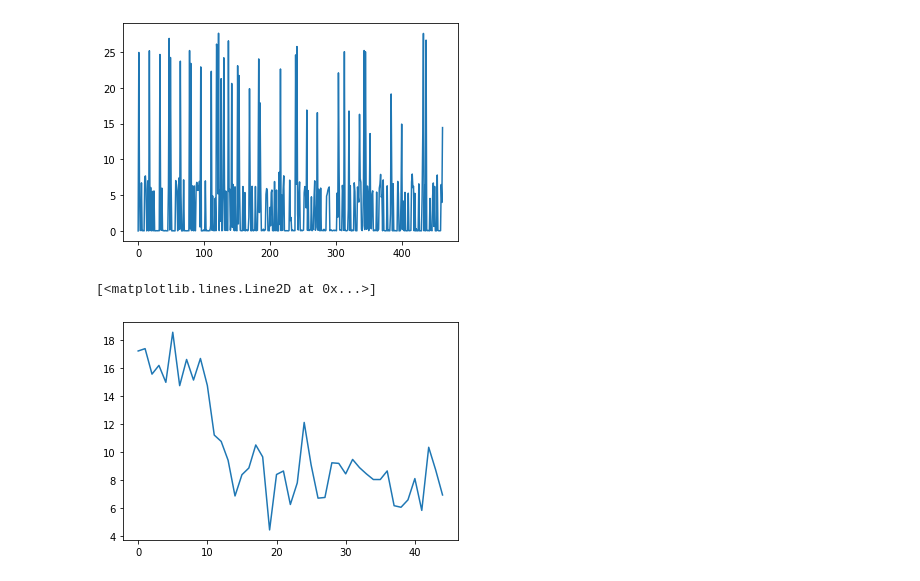
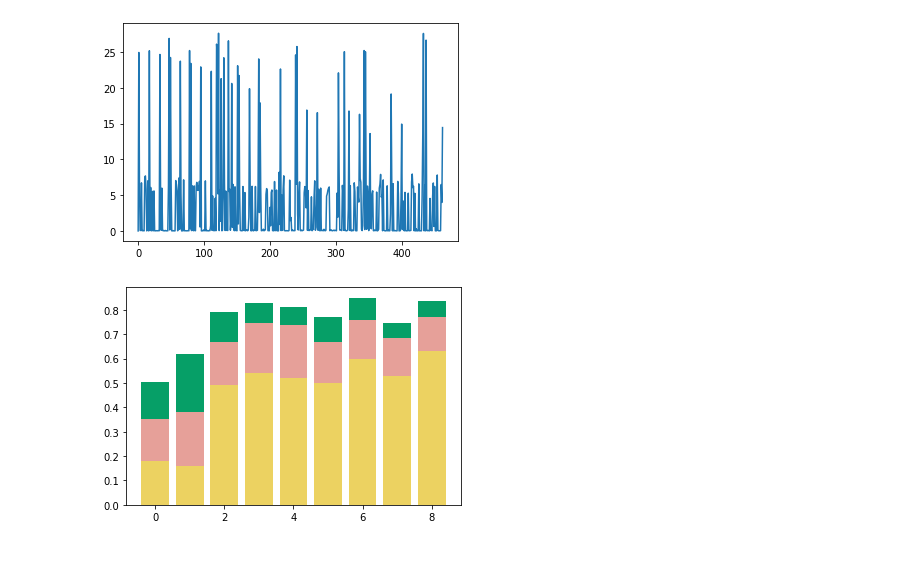
Before and after one commit to RaulGhisa/evaluator-push-to-find-targets, a Jupyter notebook: push_evaluator.ipynb, the cells around one changed output. Drawn from its saved outputs; the diff is of its cells as text; code cells hidden in the pictures.

```diff
--- a/push_evaluator.ipynb
+++ b/push_evaluator.ipynb
@@ -40,34 +40,34 @@ plt.plot(df['iteration'], df['loss'])
 # %% [output]
 [<matplotlib.lines.Line2D at 0x...>]
 [figure]
-# %%
-THR = 15
-INTERVALS = 20
-
-# temp = F.success_rate_on_run_intervals(df, THR, INTERVALS)
-# plt.bar(temp['run_interval'], temp['success_rate'])
-
-# def target_found_per_session(df):
-#     return df.loc[df['session'] != 0].groupby(df['session']).mean()
-
-# temp = F.target_found_per_session(df)
-# plt.bar(temp['session'], temp['obj_found'])
-
-# def reward_diff_on_run_intervals(df, interval):
-#     df['run_interval'] = df['run'] // interval
-#     temp = df.groupby(df['run_interval']).apply(lambda x: x.groupby(df['run']).apply(lambda x: x['diff_seg_reward']).sum())
-# #     temp = temp.to_frame(name='success_rate').reset_index()
-
-#     return temp
-
-temp = reward_diff_on_run_intervals(df, INTERVALS)
-
-# print(temp)
-
-plt.plot(temp)
-# %% [output]
-[<matplotlib.lines.Line2D at 0x...>]
-[figure, removed]
+# %%
+THRS = [15, 10, 5]
+INTERVAL = 100
+
+# temp = F.success_rate_on_run_intervals(df, THR, INTERVALS)
+# temp['run_interval']
+
+dfs = []
+
+df['run_interval'] = df['run'] // INTERVAL
+
+labels = pd.unique(df['run_interval'])
+
+for t in THRS:
+    dfs.append(F.success_rate_on_run_intervals(df, t, INTERVAL))
+
+fig, ax = plt.subplots()
+
+for temp in dfs:
+    ax.bar(pd.unique(df['run_interval']), temp['success_rate'], color=np.random.rand(3,))
+
+# ax.set_ylabel('Scores')
+# ax.set_title('Scores by group and gender')
+# ax.legend()
+
+plt.show()
+# %% [output]
+[figure, added]
 # %%
 F.success_rate(df)
 # F.avg_successful_pushes(df)
```
Also changed, not shown: 1 other file.
